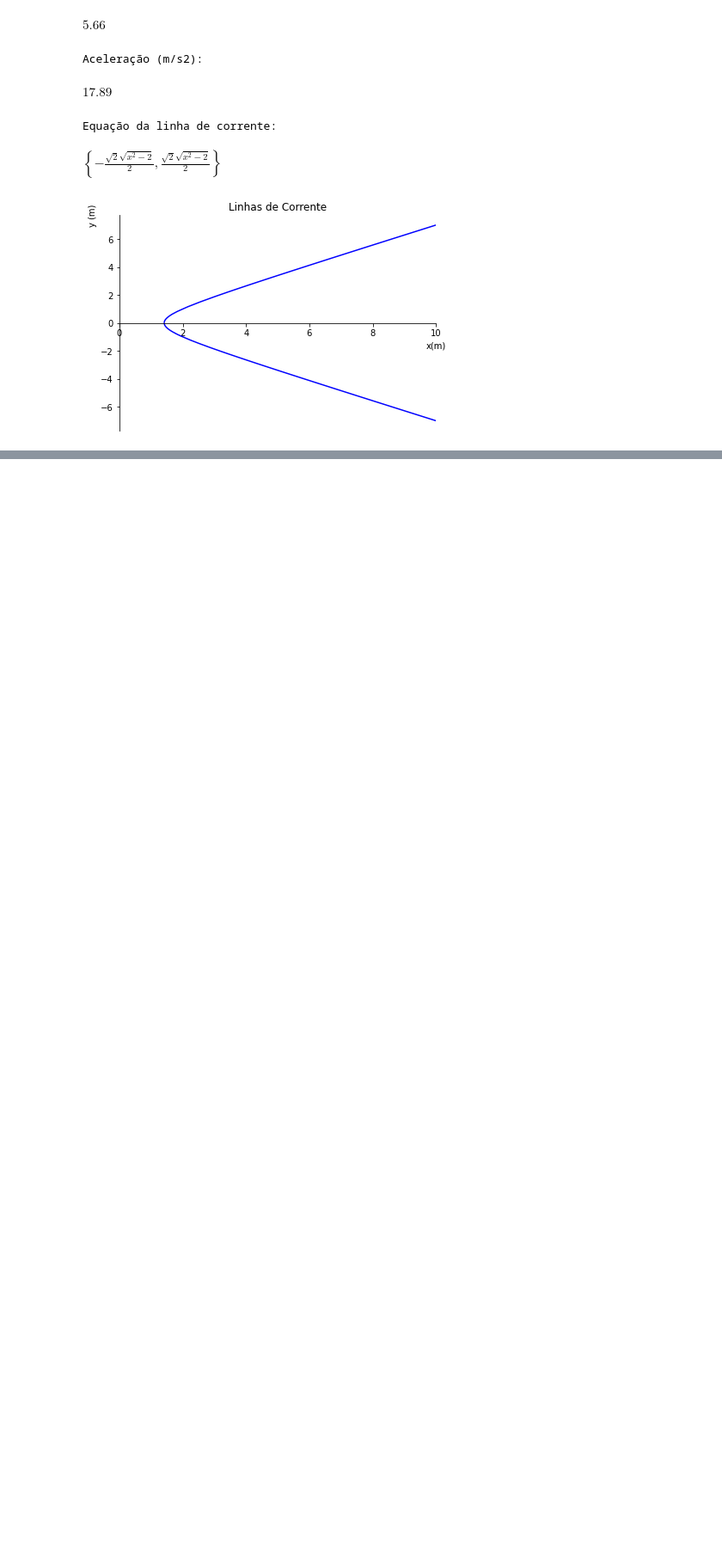
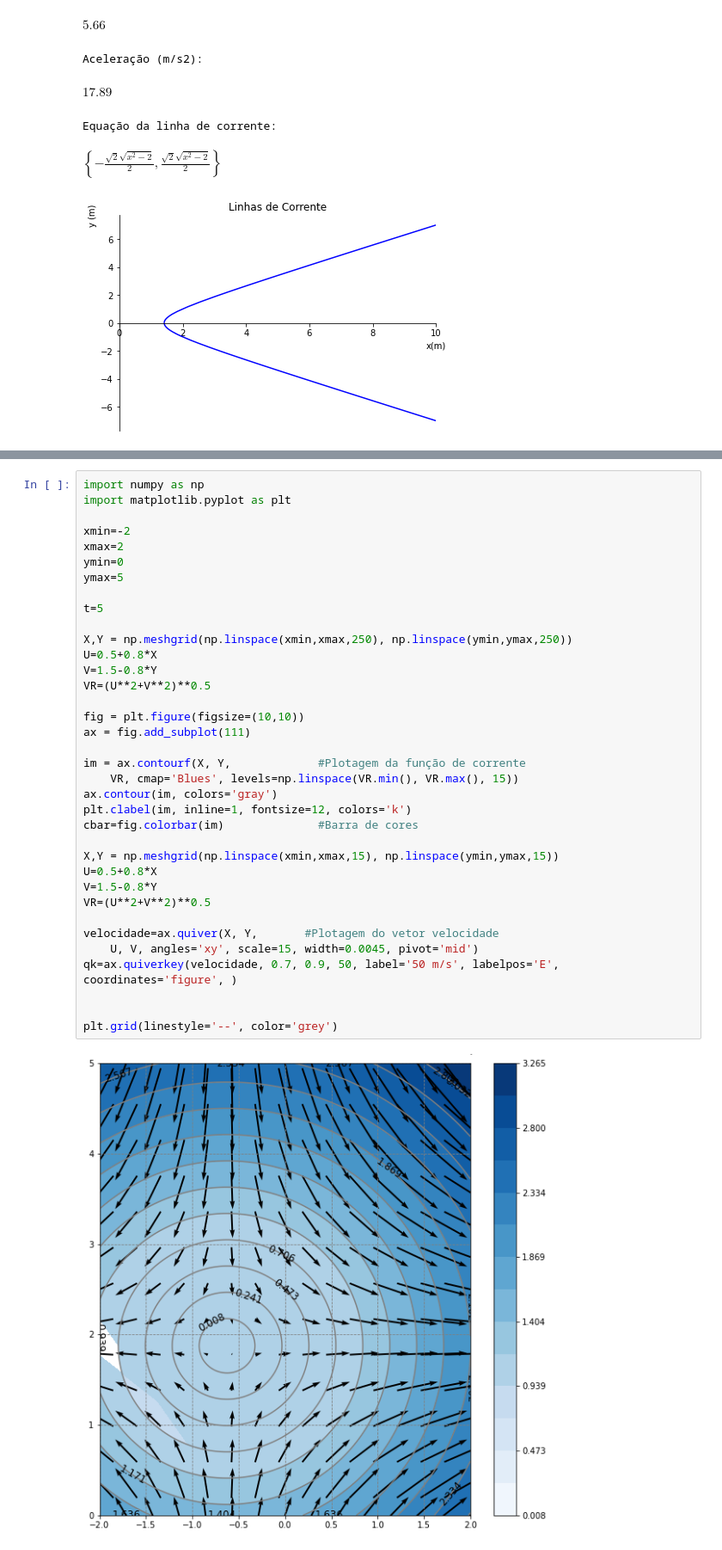
Before and after one commit to rafaelnmbarros/Mecanica-dos-Fluidos, a Jupyter notebook: Cinemática dos fluidos.ipynb, the cells around one changed output, grey strips where cells are left out. Shown: that part at 86% size. Drawn from its saved outputs; the diff is of its cells as text; blank space fills up the shorter version.

```diff
--- a/Cinemática dos fluidos.ipynb
+++ b/Cinemática dos fluidos.ipynb
@@ -295,0 +324,38 @@ Note: you may need to restart the kernel to use updated packages.
+# %%
+import numpy as np
+import matplotlib.pyplot as plt
+
+xmin=-2
+xmax=2
+ymin=0
+ymax=5
+
+t=5
+
+X,Y = np.meshgrid(np.linspace(xmin,xmax,250), np.linspace(ymin,ymax,250))
+U=0.5+0.8*X
+V=1.5-0.8*Y
+VR=(U**2+V**2)**0.5
+
+fig = plt.figure(figsize=(10,10))
+ax = fig.add_subplot(111)
+
+im = ax.contourf(X, Y,             #Plotagem da função de corrente
+    VR, cmap='Blues', levels=np.linspace(VR.min(), VR.max(), 15))
+ax.contour(im, colors='gray')
+plt.clabel(im, inline=1, fontsize=12, colors='k')
+cbar=fig.colorbar(im)              #Barra de cores
+
+X,Y = np.meshgrid(np.linspace(xmin,xmax,15), np.linspace(ymin,ymax,15))
+U=0.5+0.8*X
+V=1.5-0.8*Y
+VR=(U**2+V**2)**0.5
+
+velocidade=ax.quiver(X, Y,       #Plotagem do vetor velocidade
+    U, V, angles='xy', scale=15, width=0.0045, pivot='mid')
+qk=ax.quiverkey(velocidade, 0.7, 0.9, 50, label='50 m/s', labelpos='E', coordinates='figure', )
+
+
+plt.grid(linestyle='--', color='grey')
+# %% [output]
+[figure, added]
```
Also changed, not shown: parts of 4 cells of this notebook, 1 other file.
